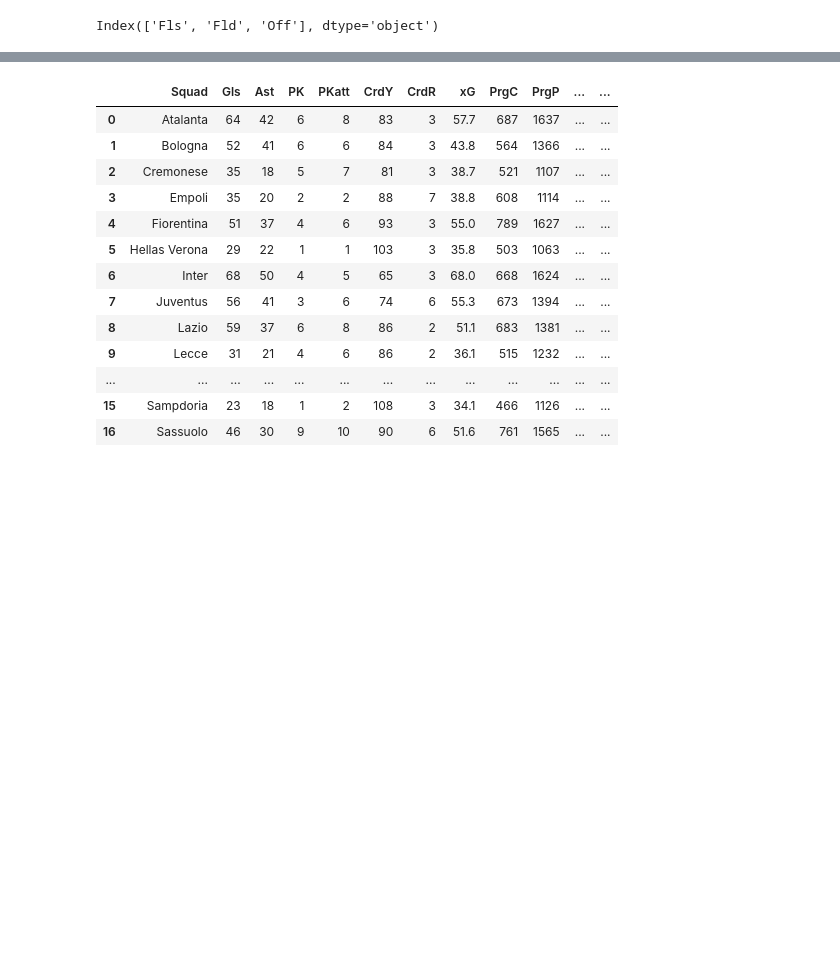
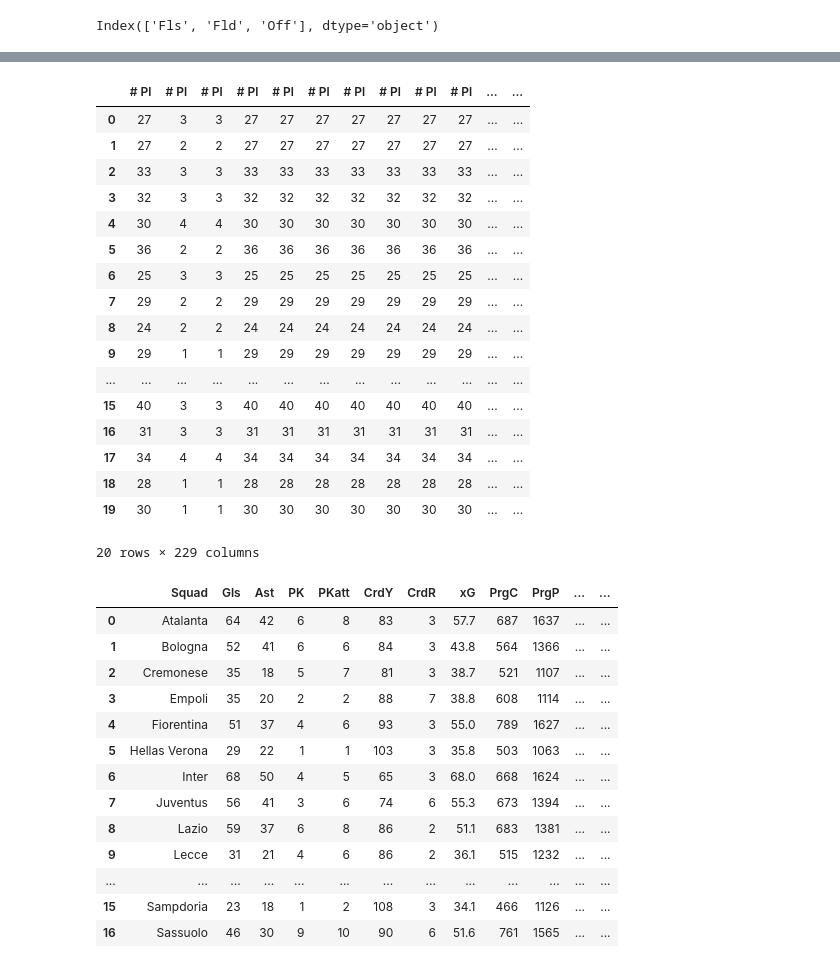
Before and after one commit to tasosnikitakis/Data_Science_Notebooks, a Jupyter notebook: FBREF_data_scrapping.ipynb, the cells around one changed output, grey strips where cells are left out. Drawn from its saved outputs; the diff is of its cells as text; code cells hidden in the pictures; blank space fills up the shorter version.

```diff
--- a/FBREF_data_scrapping.ipynb
+++ b/FBREF_data_scrapping.ipynb
@@ -101,0 +176,7 @@ def create_feature_datasets(url):
+# %%
+columns = np.full((Training_set_correlations.shape[0],), True, dtype=bool)
+for i in range(Training_set_correlations.shape[0]):
+    for j in range(i+1, Training_set_correlations.shape[0]):
+        if Training_set_correlations.iloc[i,j] >= 0.9:
+            if columns[j]:
+                columns[j] = False
@@ -101,0 +188,23 @@ def create_feature_datasets(url):
+# %%
+SerieA_training_data_allfeatures_selection = serieA_2022_2023_allstats[Selected_columns]
+# %%
+SerieA_training_data_allfeatures_selection
+# %% [output]
+|  | # Pl | # Pl | # Pl | # Pl | # Pl | # Pl | # Pl | # Pl | # Pl | # Pl | ... | ... |
+| 0 | 27 | 3 | 3 | 27 | 27 | 27 | 27 | 27 | 27 | 27 | ... | ... |
+| 1 | 27 | 2 | 2 | 27 | 27 | 27 | 27 | 27 | 27 | 27 | ... | ... |
+| 2 | 33 | 3 | 3 | 33 | 33 | 33 | 33 | 33 | 33 | 33 | ... | ... |
+| 3 | 32 | 3 | 3 | 32 | 32 | 32 | 32 | 32 | 32 | 32 | ... | ... |
+| 4 | 30 | 4 | 4 | 30 | 30 | 30 | 30 | 30 | 30 | 30 | ... | ... |
+| 5 | 36 | 2 | 2 | 36 | 36 | 36 | 36 | 36 | 36 | 36 | ... | ... |
+| 6 | 25 | 3 | 3 | 25 | 25 | 25 | 25 | 25 | 25 | 25 | ... | ... |
+| 7 | 29 | 2 | 2 | 29 | 29 | 29 | 29 | 29 | 29 | 29 | ... | ... |
+| 8 | 24 | 2 | 2 | 24 | 24 | 24 | 24 | 24 | 24 | 24 | ... | ... |
+| 9 | 29 | 1 | 1 | 29 | 29 | 29 | 29 | 29 | 29 | 29 | ... | ... |
+| ... | ... | ... | ... | ... | ... | ... | ... | ... | ... | ... | ... | ... |
+| 15 | 40 | 3 | 3 | 40 | 40 | 40 | 40 | 40 | 40 | 40 | ... | ... |
+| 16 | 31 | 3 | 3 | 31 | 31 | 31 | 31 | 31 | 31 | 31 | ... | ... |
+| 17 | 34 | 4 | 4 | 34 | 34 | 34 | 34 | 34 | 34 | 34 | ... | ... |
+| 18 | 28 | 1 | 1 | 28 | 28 | 28 | 28 | 28 | 28 | 28 | ... | ... |
+| 19 | 30 | 1 | 1 | 30 | 30 | 30 | 30 | 30 | 30 | 30 | ... | ... |
+20 rows × 229 columns
```
Also changed, not shown: parts of 8 cells of this notebook.
